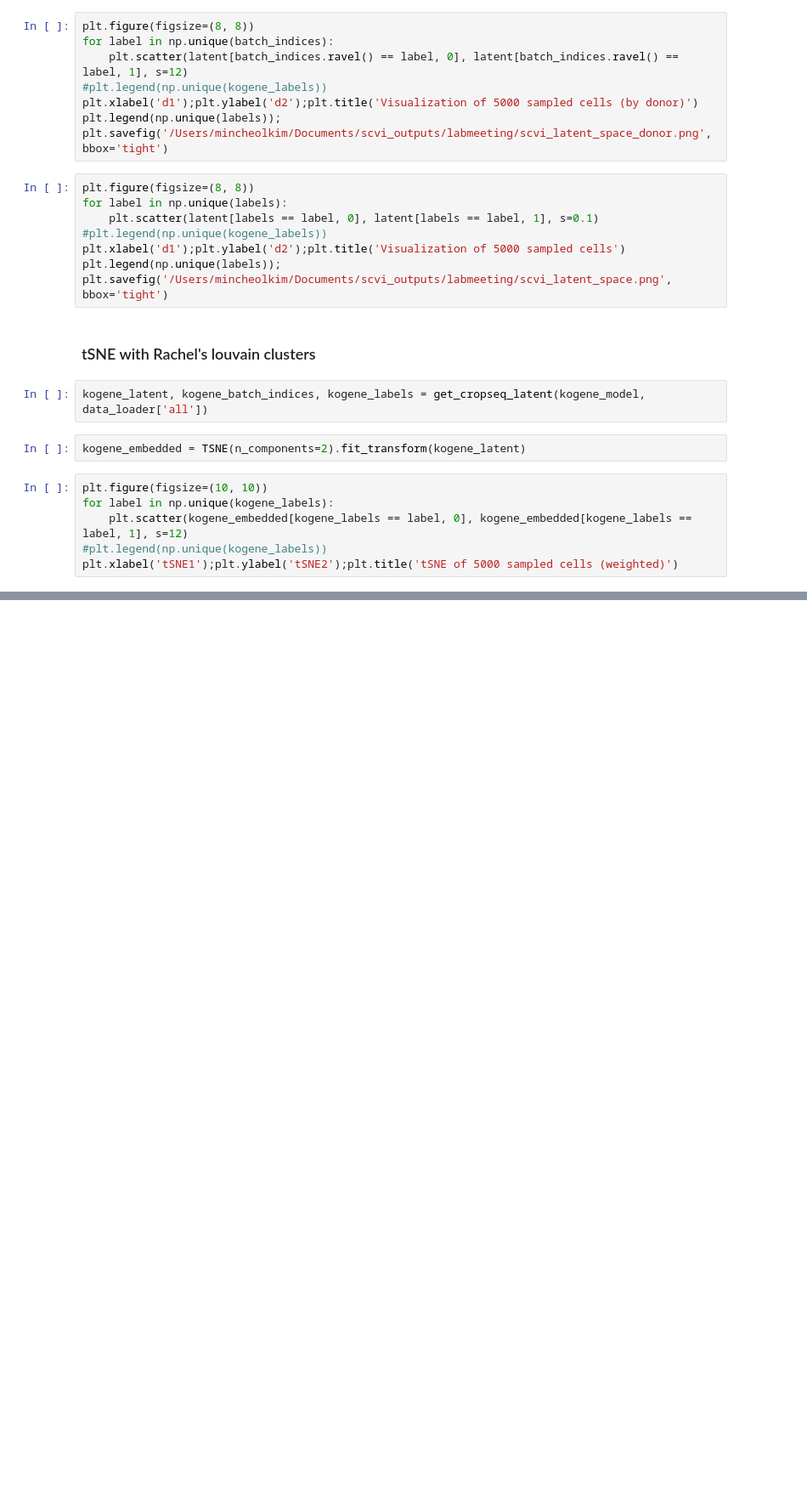
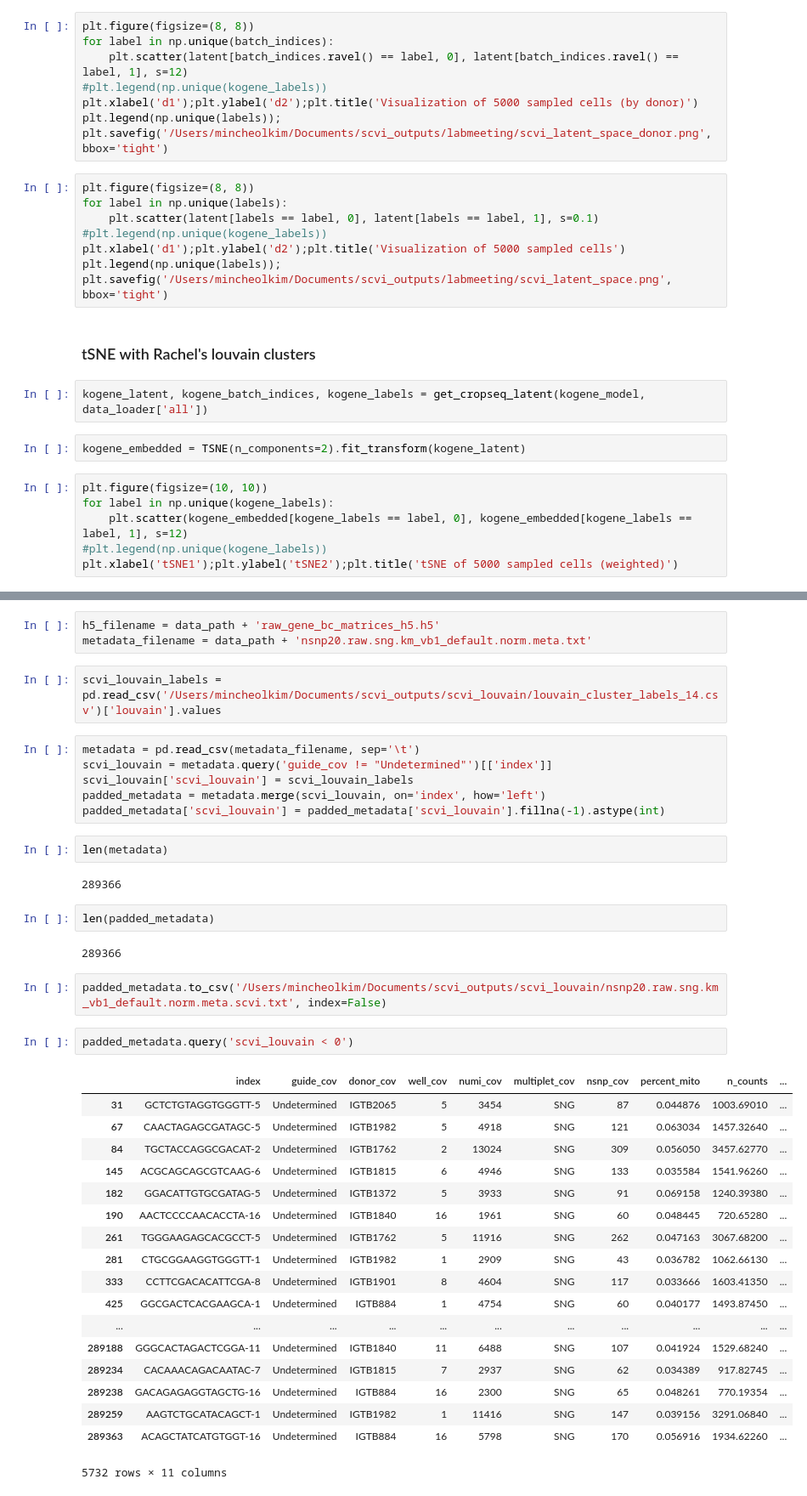
Before and after one commit to mincheoly/scVI-extensions, a Jupyter notebook: notebooks/visualization.ipynb, the cells around one changed output, grey strips where cells are left out. Shown: that part at 85% size. Cells and saved outputs as stored; diff of their text form; blank space fills up the shorter version.

```diff
--- a/notebooks/visualization.ipynb
+++ b/notebooks/visualization.ipynb
@@ -175,0 +178,42 @@ plt.xlabel('tSNE1');plt.ylabel('tSNE2');plt.title('tSNE of 5000 sampled cells (w
+# %%
+h5_filename = data_path + 'raw_gene_bc_matrices_h5.h5'
+metadata_filename = data_path + 'nsnp20.raw.sng.km_vb1_default.norm.meta.txt'
+# %%
+scvi_louvain_labels = pd.read_csv('/Users/mincheolkim/Documents/scvi_outputs/scvi_louvain/louvain_cluster_labels_14.csv')['louvain'].values
+# %%
+metadata = pd.read_csv(metadata_filename, sep='\t')
+scvi_louvain = metadata.query('guide_cov != "Undetermined"')[['index']]
+scvi_louvain['scvi_louvain'] = scvi_louvain_labels
+padded_metadata = metadata.merge(scvi_louvain, on='index', how='left')
+padded_metadata['scvi_louvain'] = padded_metadata['scvi_louvain'].fillna(-1).astype(int)
+# %%
+len(metadata)
+# %% [output]
+289366
+# %%
+len(padded_metadata)
+# %% [output]
+289366
+# %%
+padded_metadata.to_csv('/Users/mincheolkim/Documents/scvi_outputs/scvi_louvain/nsnp20.raw.sng.km_vb1_default.norm.meta.scvi.txt', index=False)
+# %%
+padded_metadata.query('scvi_louvain < 0')
+# %% [output]
+|  | index | guide_cov | donor_cov | well_cov | numi_cov | multiplet_cov | nsnp_cov | percent_mito | n_counts | ... |
+| 31 | GCTCTGTAGGTGGGTT-5 | Undetermined | IGTB2065 | 5 | 3454 | SNG | 87 | 0.044876 | 1003.69010 | ... |
+| 67 | CAACTAGAGCGATAGC-5 | Undetermined | IGTB1982 | 5 | 4918 | SNG | 121 | 0.063034 | 1457.32640 | ... |
+| 84 | TGCTACCAGGCGACAT-2 | Undetermined | IGTB1762 | 2 | 13024 | SNG | 309 | 0.056050 | 3457.62770 | ... |
+| 145 | ACGCAGCAGCGTCAAG-6 | Undetermined | IGTB1815 | 6 | 4946 | SNG | 133 | 0.035584 | 1541.96260 | ... |
+| 182 | GGACATTGTGCGATAG-5 | Undetermined | IGTB1372 | 5 | 3933 | SNG | 91 | 0.069158 | 1240.39380 | ... |
+| 190 | AACTCCCCAACACCTA-16 | Undetermined | IGTB1840 | 16 | 1961 | SNG | 60 | 0.048445 | 720.65280 | ... |
+| 261 | TGGGAAGAGCACGCCT-5 | Undetermined | IGTB1762 | 5 | 11916 | SNG | 262 | 0.047163 | 3067.68200 | ... |
+| 281 | CTGCGGAAGGTGGGTT-1 | Undetermined | IGTB1982 | 1 | 2909 | SNG | 43 | 0.036782 | 1062.66130 | ... |
+| 333 | CCTTCGACACATTCGA-8 | Undetermined | IGTB1901 | 8 | 4604 | SNG | 117 | 0.033666 | 1603.41350 | ... |
+| 425 | GGCGACTCACGAAGCA-1 | Undetermined | IGTB884 | 1 | 4754 | SNG | 60 | 0.040177 | 1493.87450 | ... |
+| ... | ... | ... | ... | ... | ... | ... | ... | ... | ... | ... |
+| 289188 | GGGCACTAGACTCGGA-11 | Undetermined | IGTB1840 | 11 | 6488 | SNG | 107 | 0.041924 | 1529.68240 | ... |
+| 289234 | CACAAACAGACAATAC-7 | Undetermined | IGTB1815 | 7 | 2937 | SNG | 62 | 0.034389 | 917.82745 | ... |
+| 289238 | GACAGAGAGGTAGCTG-16 | Undetermined | IGTB884 | 16 | 2300 | SNG | 65 | 0.048261 | 770.19354 | ... |
+| 289259 | AAGTCTGCATACAGCT-1 | Undetermined | IGTB1982 | 1 | 11416 | SNG | 147 | 0.039156 | 3291.06840 | ... |
+| 289363 | ACAGCTATCATGTGGT-16 | Undetermined | IGTB884 | 16 | 5798 | SNG | 170 | 0.056916 | 1934.62260 | ... |
+5732 rows × 11 columns
```
Also changed, not shown: parts of 5 cells of this notebook, 1 other file.
